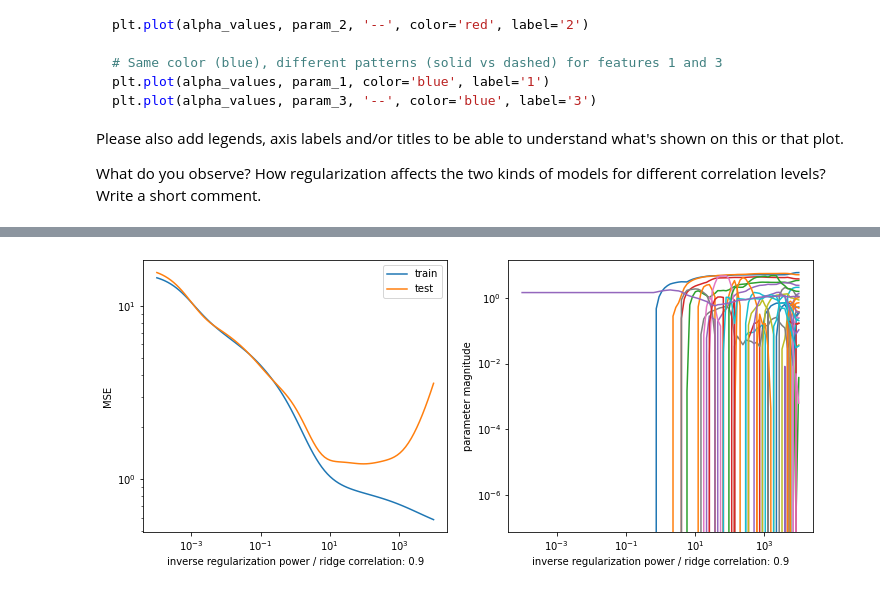
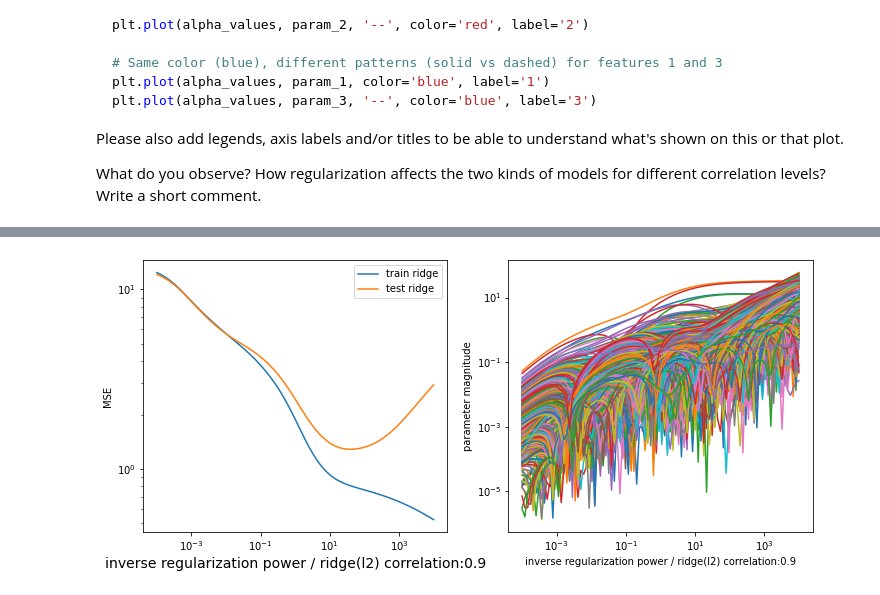
Before and after one commit to Sarah-HA-2021/MLDM_HomeWork, a Jupyter notebook: HW4/HW4.ipynb, the cells around one changed output, grey strips where cells are left out. Drawn from its saved outputs; the diff is of its cells as text; code cells hidden in the pictures.

```diff
--- a/HW4/HW4.ipynb
+++ b/HW4/HW4.ipynb
@@ -74,99 +77,78 @@ from sklearn.linear_model import Ridge
 # %%
-from tqdm import tqdm
-from sklearn.model_selection import train_test_split
-from sklearn.linear_model import Lasso # L1
-from sklearn.linear_model import Ridge # L2
-
 for correlation in [0.1, 0.5, 0.9]:
   # dataset to fit (no need to split into train/test in this task):
   X, y = gen_data(500, correlation)
   X_train, X_test, y_train, y_test = train_test_split(X, y, random_state=39)
-
   # regularization powers:
   alpha_values = np.logspace(-4, 4, 100, base=10)
-
+  reg_powers=alpha_values
   # lists to collect models' parameters:
   params_ridge = []
   params_lasso = []
-  train_mse = []
-  test_mse = []
-  train_mse2=[]
-  test_mse2 = []
+  train_mse_ridge = [] #L2 regularization (ridge regression)
+  test_mse_ridge = []  #L2 regularization (ridge regression)
+  train_mse_lasso = [] #L1 regularization (lasso regression)
+  test_mse_lasso = []  #L1 regularization (lasso regression)
+
   for alpha in tqdm(alpha_values):
       linear_model = Ridge(alpha=alpha)
-      model = make_pipeline(
-        PolynomialFeatures(9, include_bias=False),
-        linear_model
-      )
+      model = make_pipeline(PolynomialFeatures(9, include_bias=False),linear_model)
       model.fit(X_train, y_train)
-
-      params_ridge.append(
-          np.append(linear_model.coef_,
-                    linear_model.intercept_)
-      )
-
-      train_mse.append(mean_squared_error(y_train, model.predict(X_train)))
-      test_mse.append(mean_squared_error(y_test, model.predict(X_test)))
-
+      # utilizes an iterative procedure, which for small
+      # alpha values may take a while to converge.
       linear_model2 = Lasso(alpha=alpha, max_iter=1000000)
-      model2 = make_pipeline(
-        PolynomialFeatures(9, include_bias=False),
-        linear_model2
-      )
+      model2 = make_pipeline(PolynomialFeatures(9, include_bias=False),linear_model2)
       model2.fit(X_train, y_train)
 
-      params_lasso.append(
-          np.append(linear_model2.coef_,
-                    linear_model2.intercept_)
-      )
-
-      train_mse2.append(mean_squared_error(y_train, model.predict(X_train)))
-      test_mse2.append(mean_squared_error(y_test, model.predict(X_test)))
-
-  params_ridge = np.array(params_ridge)
+      params_ridge.append(np.append(linear_model.coef_,linear_model.intercept_))
+      params_lasso.append(np.append(linear_model2.coef_,linear_model2.intercept_))
 
 
+      train_mse_ridge.append(mean_squared_error(y_train, model.predict(X_train)))
+      test_mse_ridge.append(mean_squared_error(y_test, model.predict(X_test)))
+      train_mse_lasso.append(mean_squared_error(y_train, model2.predict(X_train)))
+      test_mse_lasso.append(mean_squared_error(y_test, model2.predict(X_test)))
+
+  params_ridge  = np.array(params_ridge)
+  params_lasso = np.array(params_lasso)
+
   plt.figure(figsize=(12, 5))
-
   plt.subplot(1, 2, 1)
-
-  plt.plot(1. / reg_powers, train_mse, label='train')
-  plt.plot(1. / reg_powers, test_mse, label='test')
+  plt.plot(1. / reg_powers, train_mse_ridge, label='train ridge')
+  plt.plot(1. / reg_powers, test_mse_ridge, label='test ridge')
   plt.ylabel('MSE')
-  plt.xlabel('inverse regularization power / ridge correlation: '+str(correlation))
+  plt.xlabel('inverse regularization power / ridge(l2) correlation:' +str(correlation), fontsize=14)
   plt.legend()
   plt.xscale('log')
   plt.yscale('log')
-
   plt.subplot(1, 2, 2)
-  plt.plot(1. / reg_powers, np.abs(params));
-  plt.xlabel("inverse regularization power / ridge correlation: "+str(correlation))
+  plt.plot(1. / reg_powers, np.abs(params_ridge));
+  plt.xlabel("inverse regularization power / ridge(l2) correlation:"+str(correlation))
   plt.ylabel("parameter magnitude")
   plt.xscale('log')
   plt.yscale('log')
 
-  params_lasso=np.array(params_lasso)
   plt.figure(figsize=(18, 5))
-
   plt.subplot(1, 3, 1)
 
-  plt.plot(1. / reg_powers, train_mse, label='train')
-  plt.plot(1. / reg_powers, test_mse, label='test')
+  plt.plot(1. / reg_powers, train_mse_lasso, label='train lasso')
+  plt.plot(1. / reg_powers, test_mse_lasso, label='test lasso')
   plt.ylabel('MSE')
-  plt.xlabel('inverse regularization power / lasso correlation: '+str(correlation))
+  plt.xlabel('inverse regularization power / lasso(l1) correlation:'+str(correlation),fontsize=14)
   plt.legend()
   plt.xscale('log')
-
   plt.subplot(1, 3, 2)
-  plt.plot(1. / reg_powers, np.abs(params));
-  plt.xlabel("inverse regularization power / lasso correlation: "+str(correlation))
+  plt.plot(1. / reg_powers, np.abs(params_lasso));
+  plt.xlabel('inverse regularization power / lasso(l1) correlation:'+str(correlation))
   plt.ylabel("parameter magnitude")
   plt.xscale('log')
   plt.yscale('log')
 
   plt.subplot(1, 3, 3)
-  plt.plot(1. / reg_powers, np.isclose(params, 0.).sum(axis=1));
-  plt.xlabel("inverse regularization power / lasso  correlation: "+str(correlation))
+  plt.plot(1. / reg_powers, np.isclose(params_lasso, 0.).sum(axis=1));
+  plt.xlabel('inverse regularization power / lasso(l1) correlation:'+str(correlation))
   plt.ylabel("# zero parameters")
   plt.xscale('log')
+  #axes.plot([-1, 1.5], [0, 0], color='black', lw=1, transform=axes.transAxes, clip_on=False)
+  #axes.plot([-1, 1.5], [1, 1], color='black', lw=1, transform=axes.transAxes, clip_on=False)
 # %% [output]
@@ -177 +159 @@ for correlation in [0.1, 0.5, 0.9]:
-[figure, old version]
+[figure, new version]
```
Also changed, not shown: parts of 5 cells of this notebook.
